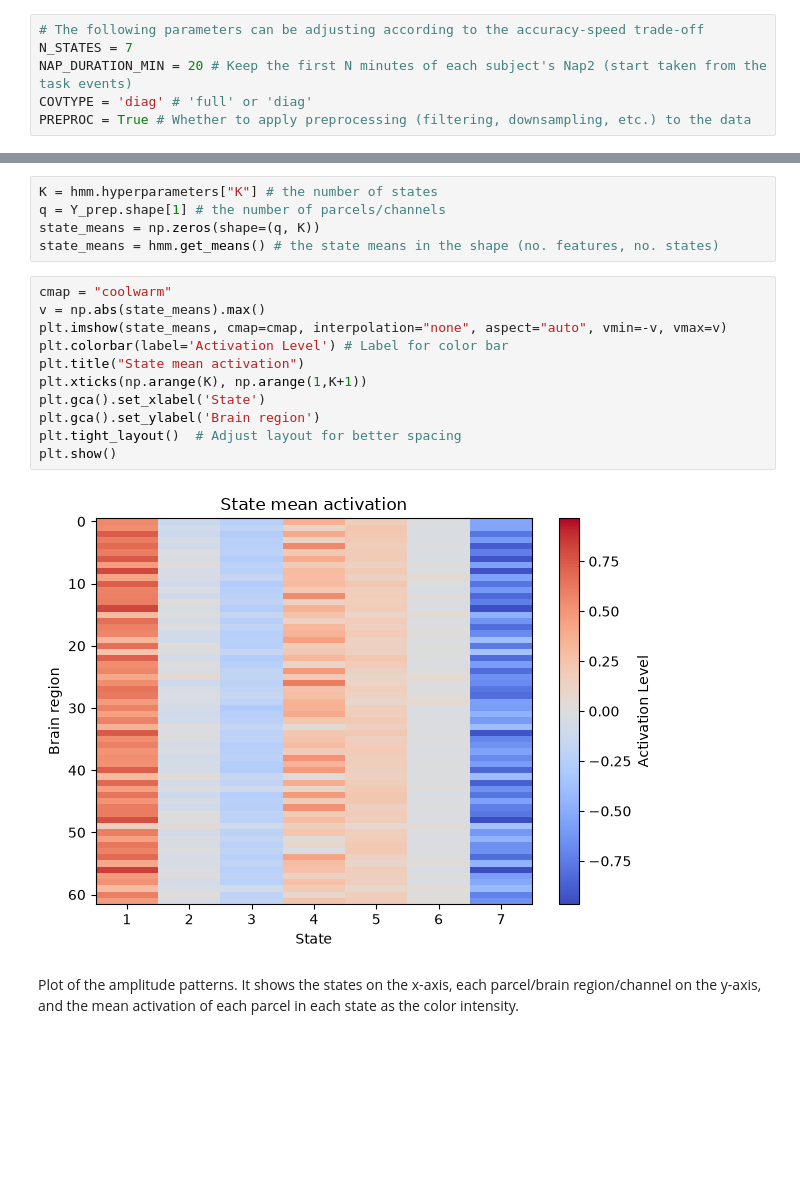
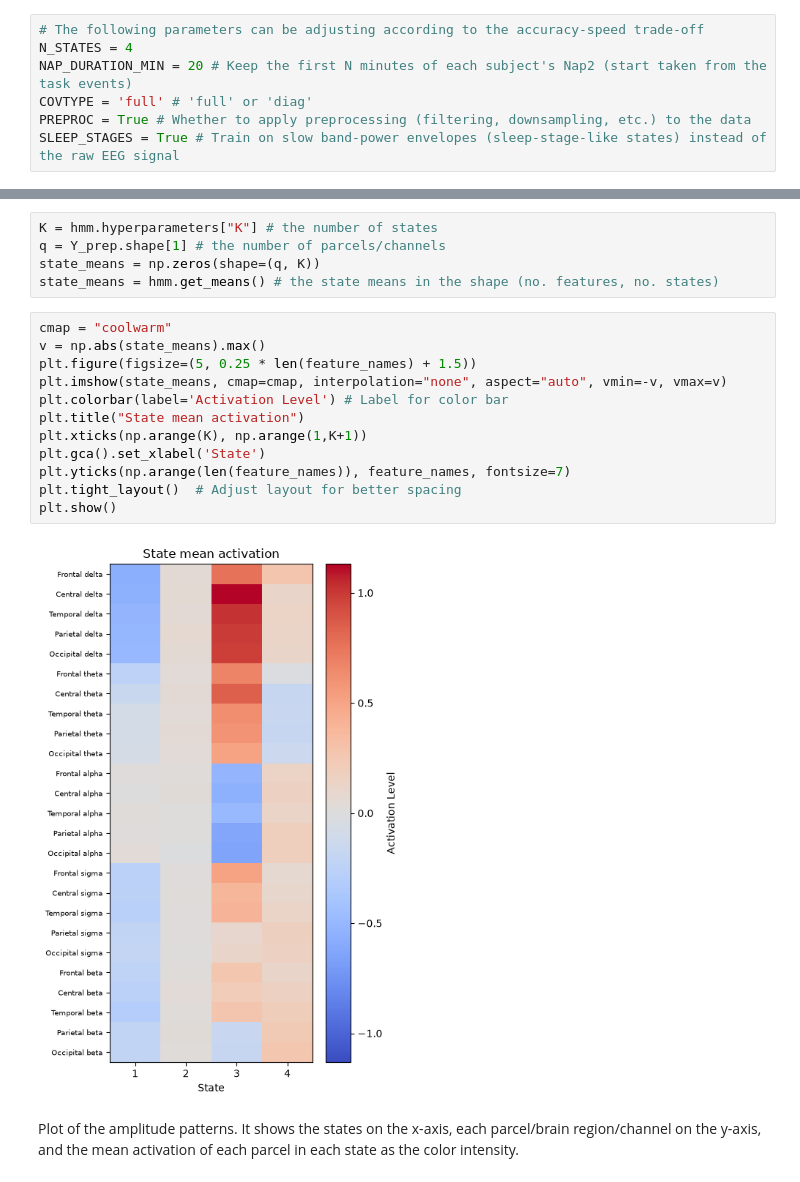
Before and after one commit to EvaFrossard/Penguin_Detection, a Jupyter notebook: GLHMM/ghmm_full_EEG.ipynb, the cells around one changed output, grey strips where cells are left out. Drawn from its saved outputs; the diff is of its cells as text; blank space fills up the shorter version.

Commit message:
hmm cna train on band-power envelopes rather than the raw eeg signal

```diff
--- a/GLHMM/ghmm_full_EEG.ipynb
+++ b/GLHMM/ghmm_full_EEG.ipynb
@@ -17,10 +17,11 @@ from pathlib import Path
 from IPython.display import clear_output
 # %%
 # The following parameters can be adjusting according to the accuracy-speed trade-off
-N_STATES = 7
+N_STATES = 4
 NAP_DURATION_MIN = 20 # Keep the first N minutes of each subject's Nap2 (start taken from the task events)
-COVTYPE = 'diag' # 'full' or 'diag'
+COVTYPE = 'full' # 'full' or 'diag'
 PREPROC = True # Whether to apply preprocessing (filtering, downsampling, etc.) to the data
+SLEEP_STAGES = True # Train on slow band-power envelopes (sleep-stage-like states) instead of the raw EEG signal
 # %% [markdown]
 # Load and prepare data
 Each subject in `Full_EEG/preproc/<subject>/<subject>.fif` is one continuous ~2-3h recording (produced by `helpers/preprocessing.py`), not a set of 10s probes. A session here = one subject's full recording.
@@ -262,15 +307,16 @@ state_means = hmm.get_means() # the state means in the shape (no. features, no.
 # %%
 cmap = "coolwarm"
 v = np.abs(state_means).max()
+plt.figure(figsize=(5, 0.25 * len(feature_names) + 1.5))
 plt.imshow(state_means, cmap=cmap, interpolation="none", aspect="auto", vmin=-v, vmax=v)
 plt.colorbar(label='Activation Level') # Label for color bar
 plt.title("State mean activation")
 plt.xticks(np.arange(K), np.arange(1,K+1))
 plt.gca().set_xlabel('State')
-plt.gca().set_ylabel('Brain region')
+plt.yticks(np.arange(len(feature_names)), feature_names, fontsize=7)
 plt.tight_layout()  # Adjust layout for better spacing
 plt.show()
 # %% [output]
-[figure, old version]
+[figure, new version]
 # %% [markdown]
 Plot of the amplitude patterns. It shows the states on the x-axis, each parcel/brain region/channel on the y-axis, and the mean activation of each parcel in each state as the color intensity.
```
Also changed, not shown: parts of 15 cells of this notebook.
